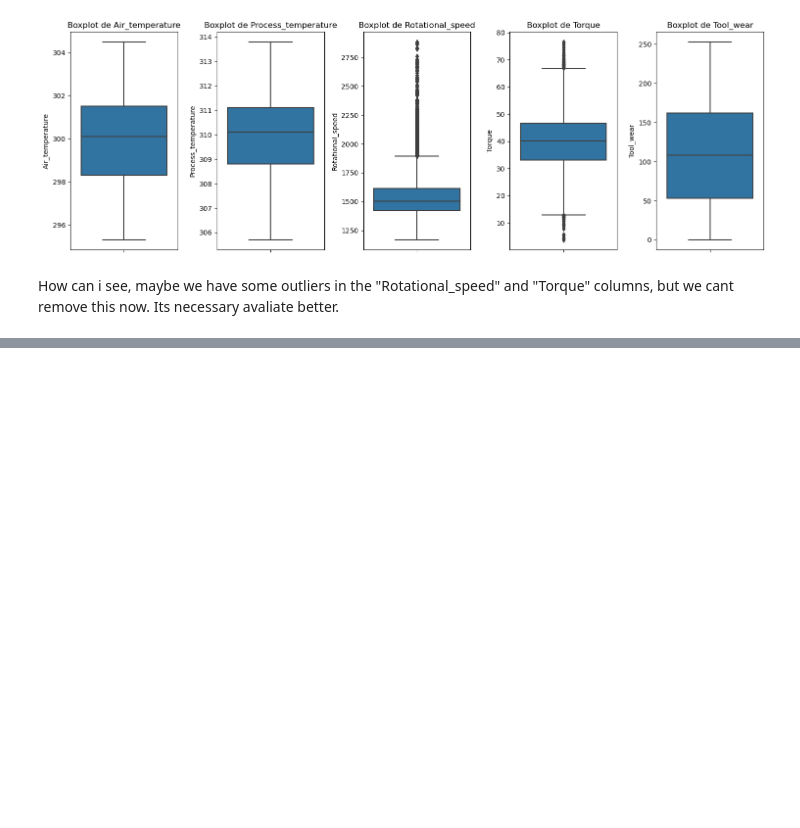
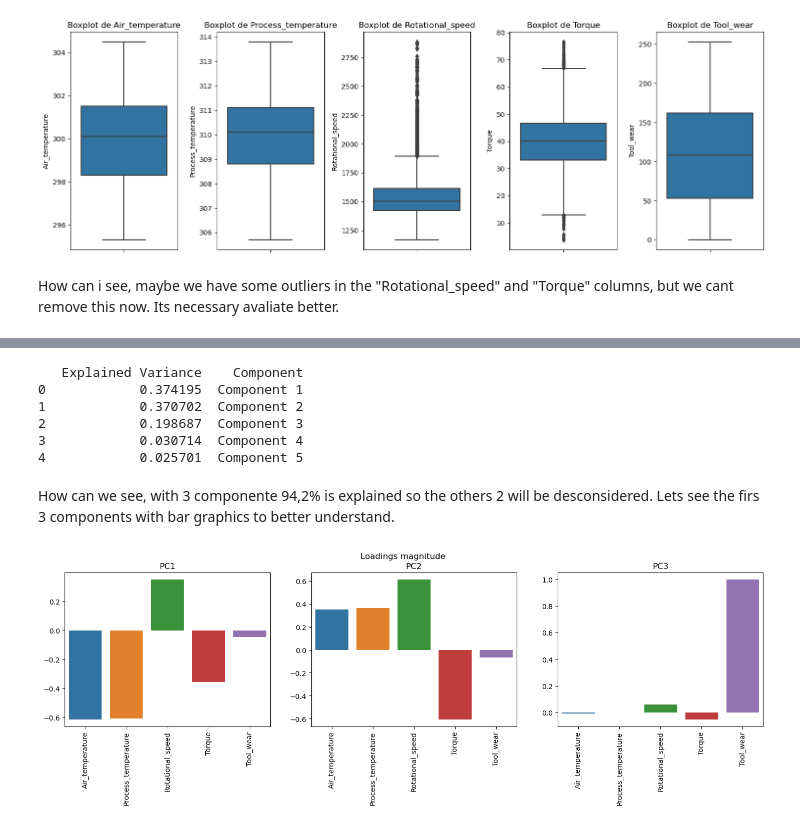
Before and after one commit to thales-vignoli/Failure-Classifier-to-Maintenance, a Jupyter notebook: predictive_maintenance.ipynb, the cells around one changed output, grey strips where cells are left out. Saved outputs shown, nothing was run; the diff lists cells and outputs as text; code cells hidden in the pictures; blank space fills up the shorter version.

```diff
--- a/predictive_maintenance.ipynb
+++ b/predictive_maintenance.ipynb
@@ -336,0 +365,3 @@ Name: Failure_type, dtype: float64
+# %%
+df_main = df_res.copy()
+df_main
@@ -336,0 +382,76 @@ Name: Failure_type, dtype: float64
+# %%
+from sklearn.compose import make_column_transformer
+from sklearn.decomposition import PCA
+from sklearn.pipeline import make_pipeline
+from sklearn.preprocessing import StandardScaler
+from sklearn.dummy import DummyClassifier
+from sklearn.model_selection import train_test_split
+
+NUMERICS_FEATURES = [
+    'Air_temperature',
+    'Process_temperature',
+    'Rotational_speed',
+    'Torque',
+    'Tool_wear'
+]
+
+FEATURES = NUMERICS_FEATURES
+TARGET = ['Target', 'Failure_type']
+X = df_main[FEATURES]
+y = df_main[TARGET]
+
+X_train, X_test, y_train, y_test = train_test_split(X, y, test_size=.3, stratify=y, random_state=2023)
+
+preprocessor = make_column_transformer(
+    (StandardScaler(), NUMERICS_FEATURES),
+    remainder='passthrough'  # Mantém as colunas não numéricas inalteradas
+)
+
+pca = PCA(n_components=len(NUMERICS_FEATURES))
+
+model_pipeline = make_pipeline(
+    preprocessor,
+    pca,
+    DummyClassifier()
+)
+
+model_pipeline.fit(X_train, y_train)
+
+# Obtendo as componentes principais
+pca_components = model_pipeline.named_steps['pca'].components_
+
+# Obtendo as variâncias explicadas
+explained_variance_ratio = model_pipeline.named_steps['pca'].explained_variance_ratio_
+
+# Criando o DataFrame das variâncias explicadas
+variance_df = pd.DataFrame(explained_variance_ratio, columns=['Explained Variance'])
+variance_df['Component'] = ['Component ' + str(i+1) for i in range(len(explained_variance_ratio))]
+
+# Exibindo o DataFrame
+print(variance_df)
+# %% [output]
+   Explained Variance    Component
+0            0.374195  Component 1
+1            0.370702  Component 2
+2            0.198687  Component 3
+3            0.030714  Component 4
+4            0.025701  Component 5
+# %% [markdown]
+How can we see, with 3 componente 94,2% is explained so the others 2 will be desconsidered. Lets see the firs 3 components with bar graphics to better understand.
+# %%
+# PCA for Data visualization
+pca3 = PCA(n_components=3)
+X_pca3 = pd.DataFrame(data=pca3.fit_transform(df_main[NUMERICS_FEATURES]), columns=['PC1','PC2', 'PC3'])
+
+# Loadings Analysis
+fig, axs = plt.subplots(ncols=3, figsize=(18,4))
+fig.suptitle('Loadings magnitude')
+pca_loadings = pd.DataFrame(data=pca3.components_, columns=NUMERICS_FEATURES)
+for j in range(3):
+    ax = axs[j]
+    sns.barplot(ax=ax, x=pca_loadings.columns, y=pca_loadings.values[j])
+    ax.tick_params(axis='x', rotation=90)
+    ax.title.set_text('PC'+str(j+1))
+plt.show()
+# %% [output]
+[figure, added]
```
Also changed, not shown: parts of 29 cells of this notebook.
